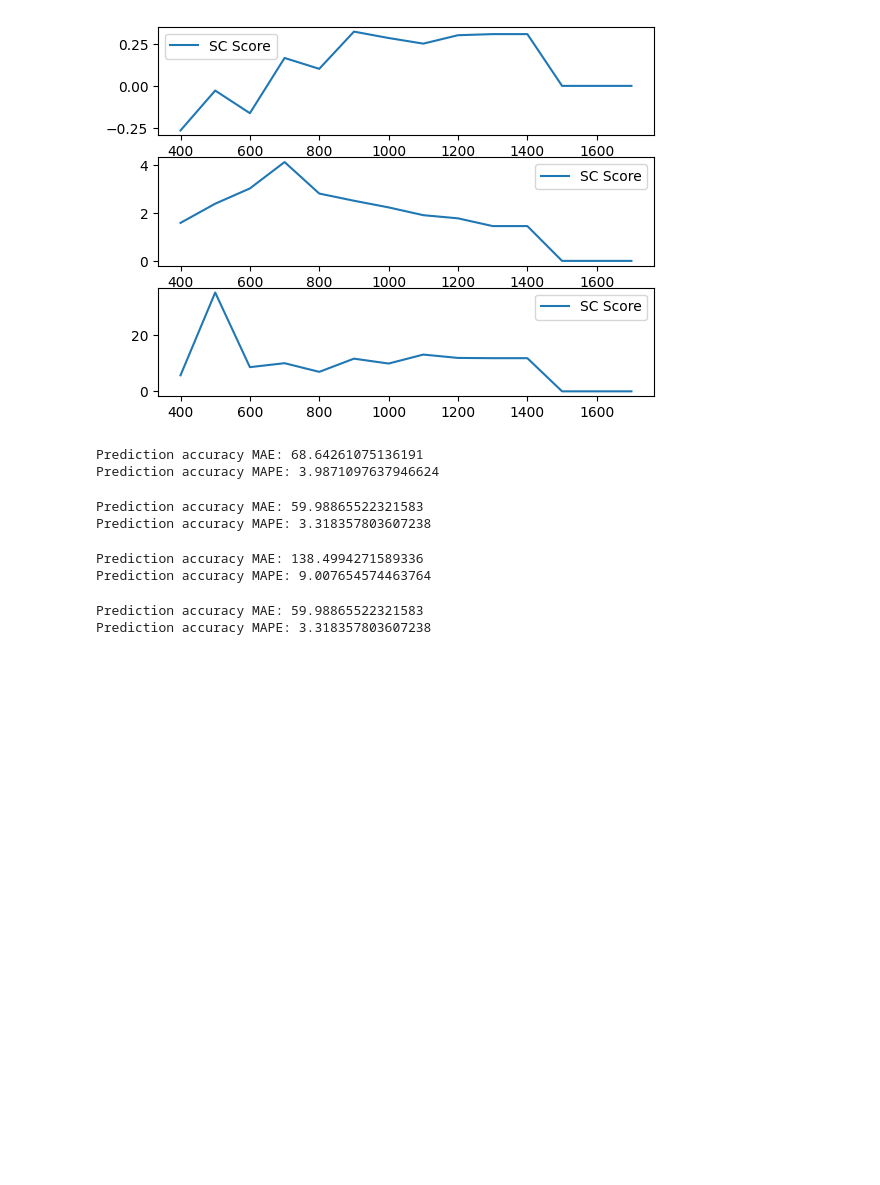
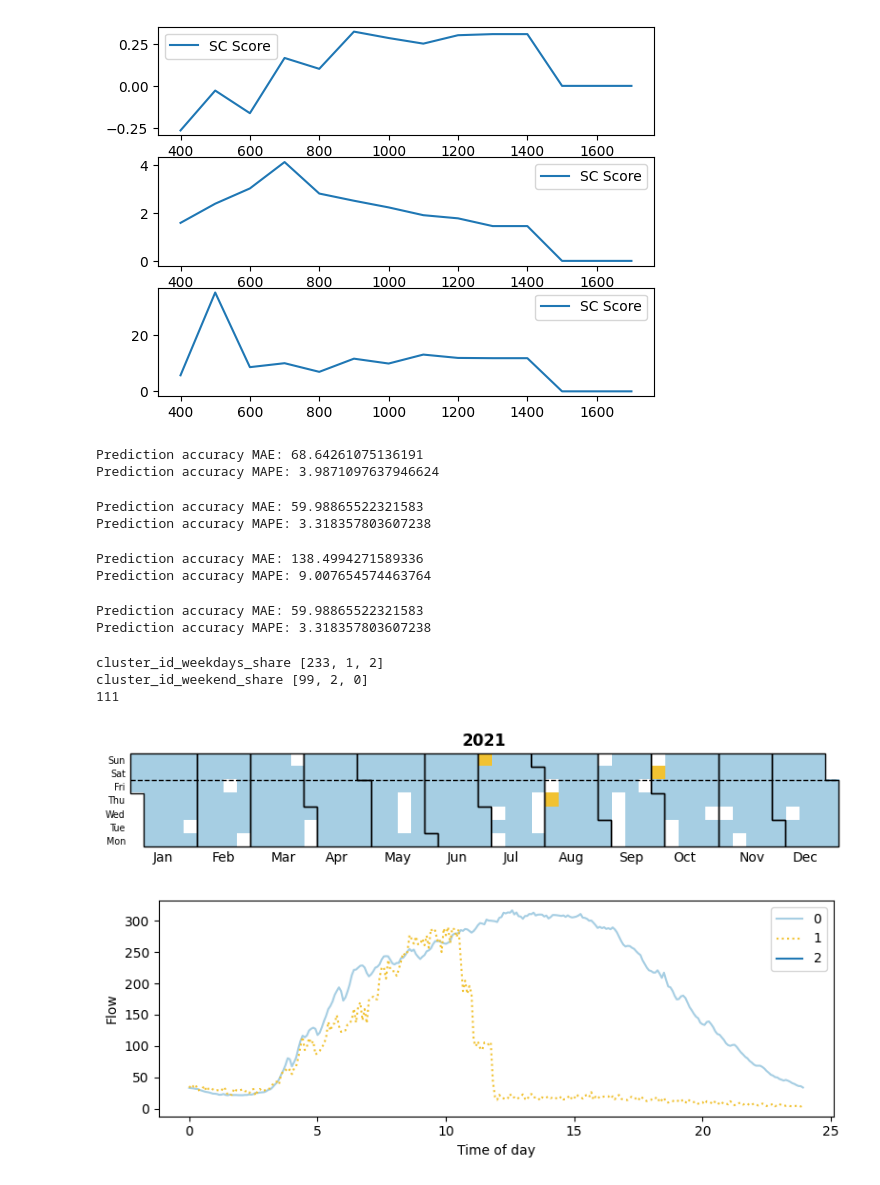
Before and after one commit to zhenliangma/Applied-AI-in-Transportation, a Jupyter notebook: Exercise_5_Clustering/exercise_5_clustering.ipynb, the cells around one changed output. Drawn from its saved outputs; the diff is of its cells as text; code cells hidden in the pictures; blank space fills up the shorter version.

```diff
--- a/Exercise_5_Clustering/exercise_5_clustering.ipynb
+++ b/Exercise_5_Clustering/exercise_5_clustering.ipynb
@@ -1383,3 +1383,41 @@ print('Prediction accuracy MAPE:', total_mape / prediction_counts)
 # %% [output]
 Prediction accuracy MAE: 59.98865522321583
 Prediction accuracy MAPE: 3.318357803607238
+# %%
+# Calculate the number of clusters by finding unique values in 'cluster_labels'
+n_clusters_t = len(np.unique(cluster_labels))
+
+# Assign colors to days based on clusters
+days_colors, color_to_cluster, style_to_cluster = assign_colors(n_clusters_t, days_not_nans, cluster_labels)
+# The function 'assign_colors' is used to determine colors and styles for visualization.
+
+# Create a calendar visualization figure
+make_calendar_visualization_figure(days_not_nans, cluster_labels, n_clusters_t, [2021], days_colors,
+                                   color_to_cluster, save_figure=None)
+# Initialize empty lists to store centroid data
+centroids_xx = []  # x-axis values for centroids
+centroids_yy_daytypes = []  # y-axis values for centroids, grouped by day types
+cluster_ids = []  # Cluster IDs
+
+# Iterate through each cluster
+for i in range(0, n_clusters_t):
+    # Store the x-axis values for centroids (hours of the day)
+    centroids_xx.append(x_axis_hours)
+
+    # Calculate the y-axis values for centroids (average flow for each 5-minute interval)
+    centroid_yy = list(np.nanmean(vectorized_day_dataset_no_nans[np.where(cluster_labels == i)[0], :], 0).transpose())
+    centroids_yy_daytypes.append(centroid_yy)
+
+    # Store the cluster ID
+    cluster_ids.append(i)
+
+# Generate a figure displaying the centroids
+make_figure_centroids(centroids_xx, centroids_yy_daytypes, color_to_cluster, style_to_cluster, cluster_ids)
+# The function 'make_figure_centroids' is used to create a visualization of the centroids,
+# with the provided data and parameters.
+# %% [output]
+cluster_id_weekdays_share [233, 1, 2]
+cluster_id_weekend_share [99, 2, 0]
+111
+[figure, added]
+[figure, added]
```
